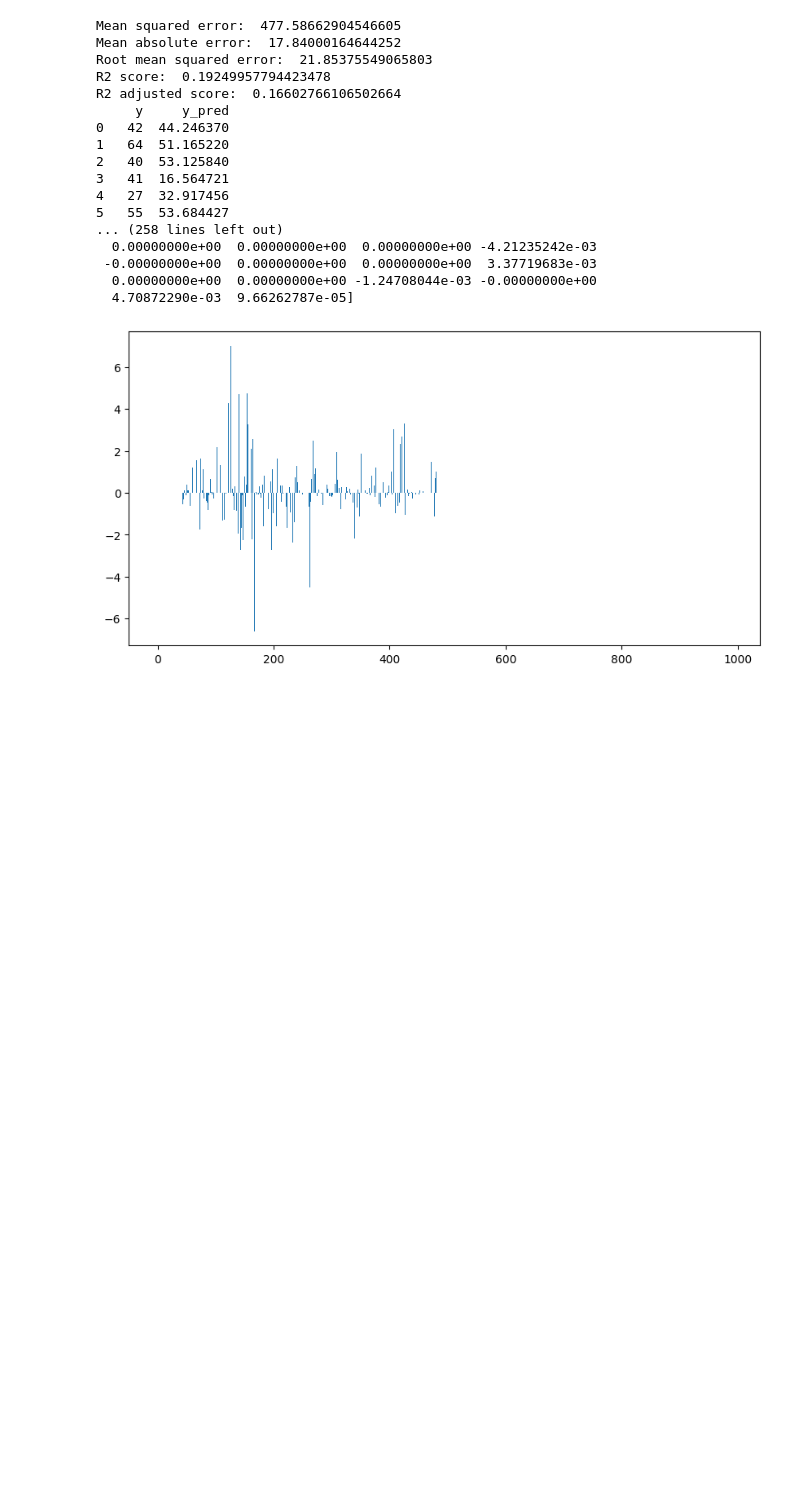
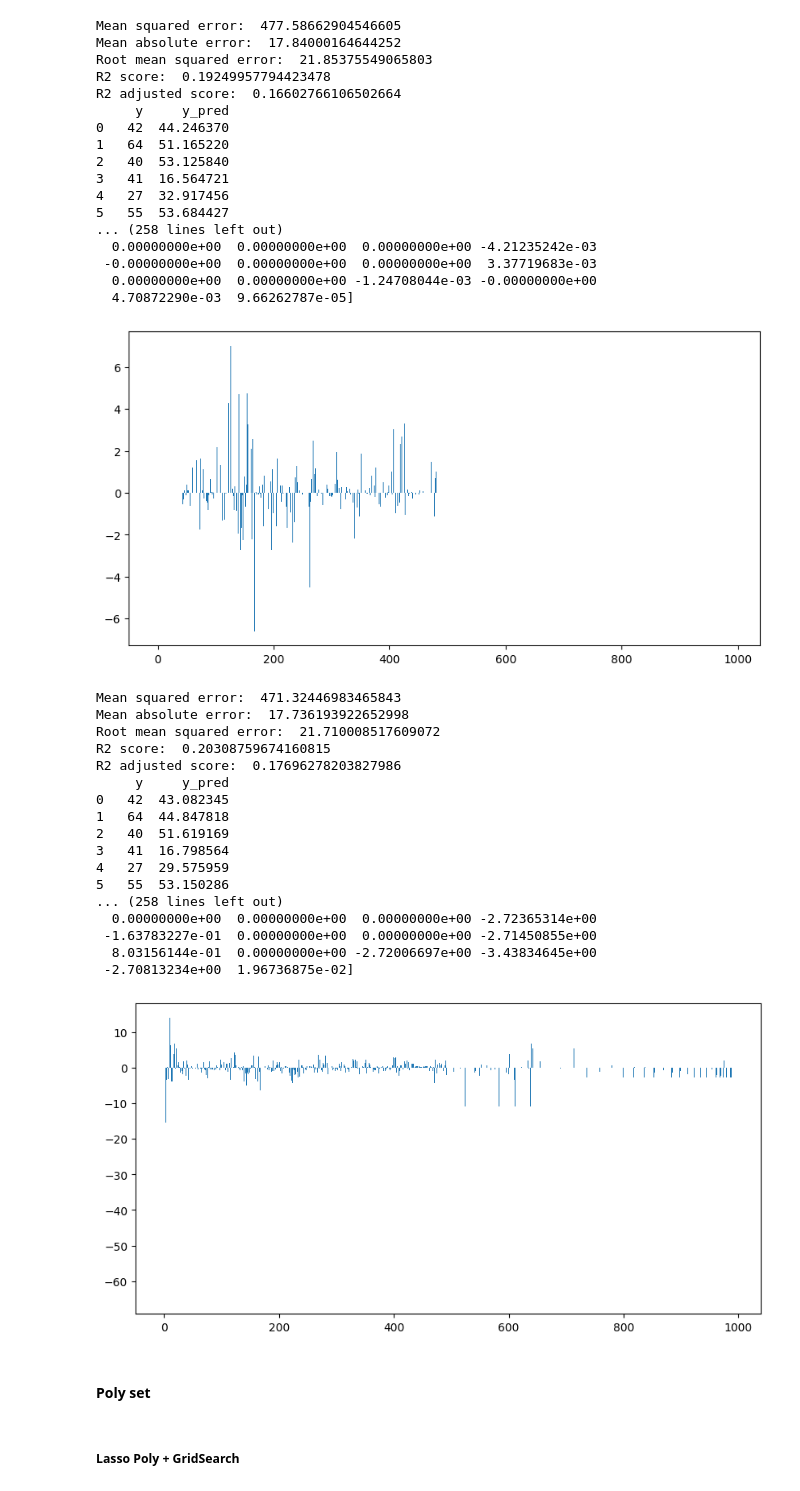
Before and after one commit to ssspetrovic/spotify-prediction, a Jupyter notebook: main.ipynb, the cells around one changed output. Saved outputs shown, nothing was run; the diff lists cells and outputs as text; code cells hidden in the pictures; blank space fills up the shorter version.

```diff
--- a/main.ipynb
+++ b/main.ipynb
@@ -280,14 +252,14 @@ Optimal number of features is 13
 # final model
 n_features_optimal = 13
 
-lm = LinearRegression()
-lm.fit(X_train, y_train)
+lrm = LinearRegression()
+lrm.fit(X_train, y_train)
 
-rfe = RFE(lm, n_features_to_select=n_features_optimal)
+rfe = RFE(lrm, n_features_to_select=n_features_optimal)
 rfe = rfe.fit(X_train, y_train)
 
 # predict prices of X_test
-y_pred = lm.predict(X_test)
+y_pred = lrm.predict(X_test)
 r2 = r2_score(y_test, y_pred)
 mse = mean_squared_error(y_test, y_pred)
 print("r2:", r2)
@@ -330,21 +342,21 @@ out_feat_names = PolynomialFeatures.get_feature_names_out(
 # X_inter_test = poly.transform(X_test_std)
 # %%
 # Inicijalizacija modela
-lasso_model_2 = Lasso(alpha=0.01)
+lm = Lasso(alpha=0.01)
 
 #Obuka
-lasso_model_2.fit(X_inter_train, y_train)
+lm.fit(X_inter_train, y_train)
 
 # Testiranje
-y_predicted = lasso_model_2.predict(X_inter_test)
+y_predicted = lm.predict(X_inter_test)
 
 # Evaluacija (racunanje mera uspesnosti)
 model_evaluation(y_test, y_predicted, X_inter_train.shape[0], X_inter_train.shape[1])
 
 # Ilustracija koeficijenata
 plt.figure(figsize=(10,5))
-plt.bar(range(len(lasso_model_2.coef_)),lasso_model_2.coef_)
-print("koeficijenti: ", lasso_model_2.coef_)
+plt.bar(range(len(lm.coef_)),lm.coef_)
+print("koeficijenti: ", lm.coef_)
 # %% [output]
 Mean squared error:  477.58662904546605
 Mean absolute error:  17.84000164644252
@@ -364,3 +376,41 @@ R2 adjusted score:  0.16602766106502664
   0.00000000e+00  0.00000000e+00 -1.24708044e-03 -0.00000000e+00
   4.70872290e-03  9.66262787e-05]
 [figure]
+# %%
+# Inicijalizacija modela
+rm = Ridge(alpha=5)
+
+#Obuka
+rm.fit(X_inter_train, y_train)
+
+# Testiranje
+y_predicted = rm.predict(X_inter_test)
+
+# Evaluacija (racunanje mera uspesnosti)
+model_evaluation(y_test, y_predicted, X_inter_train.shape[0], X_inter_train.shape[1])
+
+# Ilustracija koeficijenata
+plt.figure(figsize=(10,5))
+plt.bar(range(len(rm.coef_)),rm.coef_)
+print("koeficijenti: ", rm.coef_)
+# %% [output]
+Mean squared error:  471.32446983465843
+Mean absolute error:  17.736193922652998
+Root mean squared error:  21.710008517609072
+R2 score:  0.20308759674160815
+R2 adjusted score:  0.17696278203827986
+     y     y_pred
+0   42  43.082345
+1   64  44.847818
+2   40  51.619169
+3   41  16.798564
+4   27  29.575959
+5   55  53.150286
+... (258 lines left out)
+  0.00000000e+00  0.00000000e+00  0.00000000e+00 -2.72365314e+00
+ -1.63783227e-01  0.00000000e+00  0.00000000e+00 -2.71450855e+00
+  8.03156144e-01  0.00000000e+00 -2.72006697e+00 -3.43834645e+00
+ -2.70813234e+00  1.96736875e-02]
+[figure, added]
+# %% [markdown]
+#### Poly set
@@ -366,0 +422,2 @@ R2 adjusted score:  0.16602766106502664
+# %% [markdown]
+##### Lasso Poly + GridSearch
```
Also changed, not shown: parts of 12 cells of this notebook, 1 other file.
